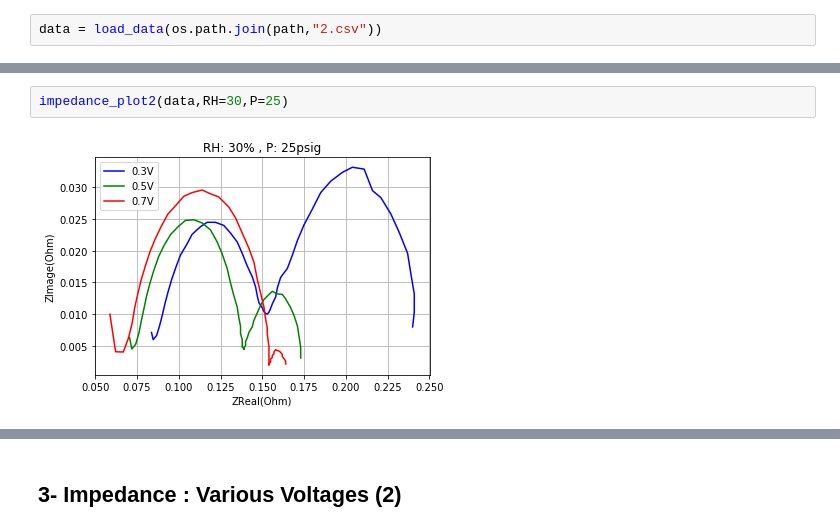
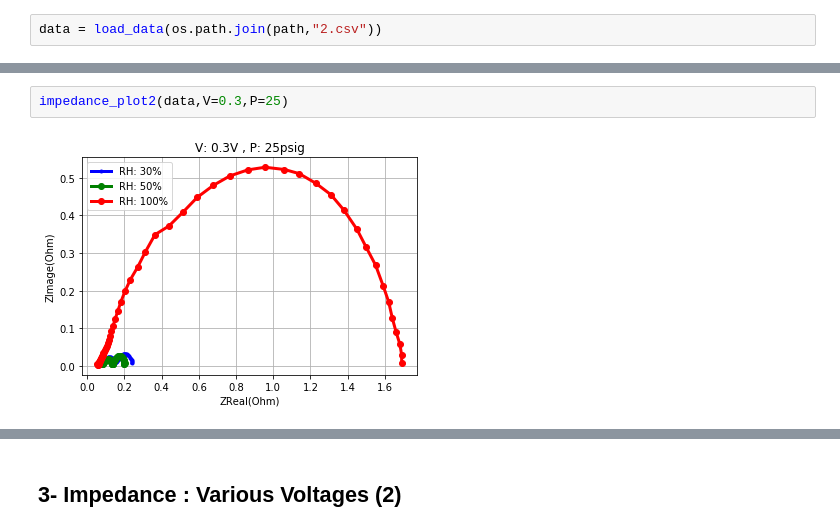
Before and after one commit to ECSIM/pem-dataset1, a Jupyter notebook: Notebooks/Activation Test MEA Constant Current 0.25A.ipynb, the cells around one changed output, grey strips where cells are left out. Cells and saved outputs as stored; diff of their text form.

```diff
--- a/Notebooks/Activation Test MEA Constant Current 0.25A.ipynb
+++ b/Notebooks/Activation Test MEA Constant Current 0.25A.ipynb
@@ -30,7 +30,7 @@ impedance_plot2(data,RH=30,P=5)
 # %%
-impedance_plot2(data,RH=30,P=25)
+impedance_plot2(data,V=0.3,P=25)
 # %% [output]
-[figure, old version]
+[figure, new version]
 # %%
 impedance_plot2(data,RH=30,V=0.3)
 # %% [output]
```
Also changed, not shown: parts of 13 cells of this notebook, 9 other files.
